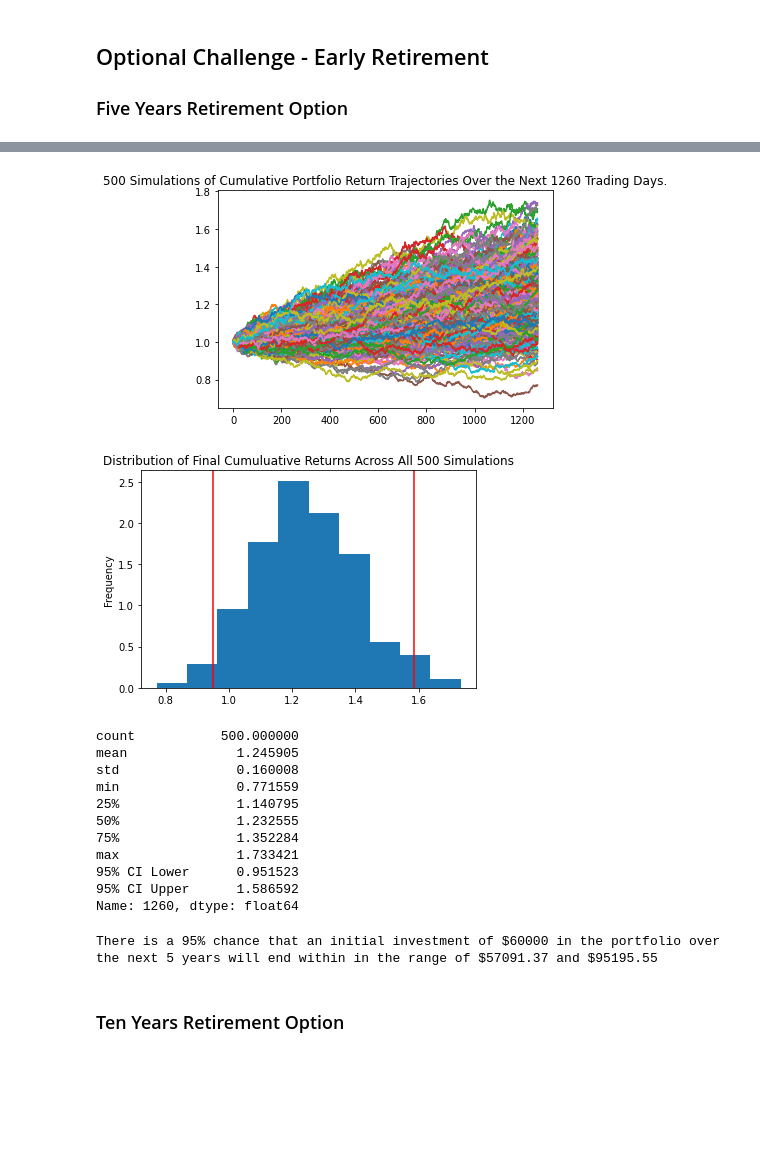
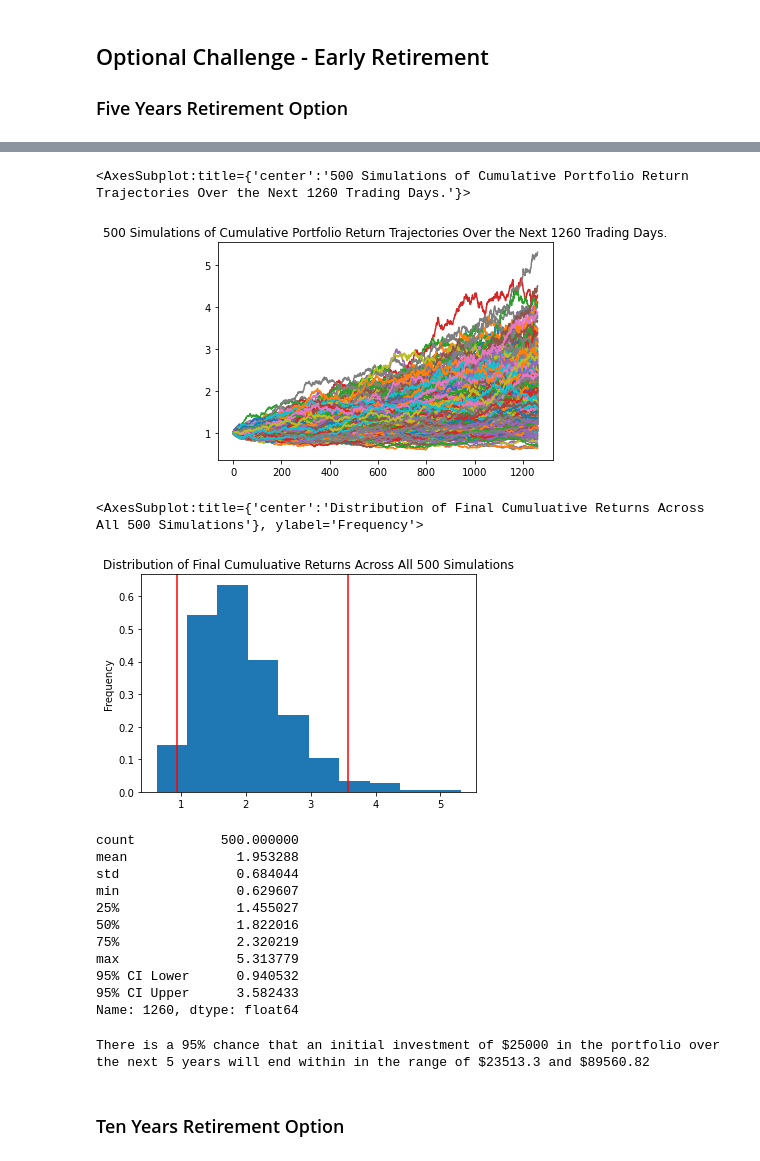
Before and after one commit to martsymarts/Unit-5-Homework, a Jupyter notebook: Unit 5 Homework/Unit 5 Homework.ipynb, the cells around one changed output, grey strips where cells are left out. Cells and saved outputs as stored; diff of their text form; code cells hidden in the pictures; blank space fills up the shorter version.

```diff
--- a/Unit 5 Homework/Unit 5 Homework.ipynb
+++ b/Unit 5 Homework/Unit 5 Homework.ipynb
@@ -143,5 +177,5 @@ Congratulations! You have enough money in your emergency fund.
 # %%
 # Set start and end dates of five years back from today.
 # Sample results may vary from the solution based on the time frame chosen
-start_date = pd.Timestamp('2016-05-01', tz='America/New_York').isoformat()
-end_date = pd.Timestamp('2021-05-01', tz='America/New_York').isoformat()
+start_date = pd.Timestamp('2016-06-14', tz='America/New_York').isoformat()
+end_date = pd.Timestamp('2021-06-14', tz='America/New_York').isoformat()
@@ -163,0 +182,29 @@ df_stock_data.head()
+# %%
+# Get 5 years' worth of historical data for SPY and AGG
+tickers = ["AGG", "SPY"]
+
+timeframe = "1D"
+
+df_stock_data_1 = api.get_barset(
+    tickers,
+    timeframe,
+    start=start_date,
+    end=end_date,
+    limit=1000
+).df
+
+next_start_date = pd.Timestamp('2016-04-17', tz='America/New_York').isoformat()
+next_end_date = pd.Timestamp('2017-04-25', tz='America/New_York').isoformat()
+
+df_stock_data_2 = api.get_barset(
+    tickers,
+    timeframe,
+    start=next_start_date,
+    end=next_end_date,
+    limit=1000
+).df
+
+df_stock_data = pd.concat([df_stock_data_2, df_stock_data_1])
+
+# Display sample data
+df_stock_data.head()
@@ -275,4 +340,12 @@ There is a 95% chance that an initial investment of $30000.0 in the portfolio ov
 
 
 ### Five Years Retirement Option
+# %%
+# Configuring a Monte Carlo simulation to forecast 5 years cumulative returns
+MC_stocks_5 = MCSimulation(
+    portfolio_data = df_stock_data,
+    weights = [0.2, 0.8],
+    num_simulation = 500,
+    num_trading_days = 252*5
+)
 # %%
@@ -315,43 +385,46 @@ Running Monte Carlo simulation number 490.
 # %%
 # Plot simulation outcomes
-# YOUR CODE HERE!
+MC_stocks_5.plot_simulation()
 # %% [output]
+<AxesSubplot:title={'center':'500 Simulations of Cumulative Portfolio Return Trajectories Over the Next 1260 Trading Days.'}>
-[figure, old version]
+[figure, new version]
 # %%
 # Plot probability distribution and confidence intervals
-# YOUR CODE HERE!
+MC_stocks_5.plot_distribution()
 # %% [output]
+<AxesSubplot:title={'center':'Distribution of Final Cumuluative Returns Across All 500 Simulations'}, ylabel='Frequency'>
-[figure, old version]
+[figure, new version]
 # %%
 # Fetch summary statistics from the Monte Carlo simulation results
-# YOUR CODE HERE!
+summary_5 = MC_stocks_5.summarize_cumulative_return()
 
 # Print summary statistics
-# YOUR CODE HERE!
+summary_5
 # %% [output]
 count           500.000000
-mean              1.245905
-std               0.160008
-min               0.771559
-25%               1.140795
-50%               1.232555
-75%               1.352284
-max               1.733421
-95% CI Lower      0.951523
-95% CI Upper      1.586592
+mean              1.953288
+std               0.684044
+min               0.629607
+25%               1.455027
+50%               1.822016
+75%               2.320219
+max               5.313779
+95% CI Lower      0.940532
+95% CI Upper      3.582433
 Name: 1260, dtype: float64
 # %%
 # Set initial investment
-# YOUR CODE HERE!
+initial_investment = 25000
 
 # Use the lower and upper `95%` confidence intervals to calculate the range of the possible outcomes of our $60,000
-# YOUR CODE HERE!
+ci_lower_five = round(summary_5[8]*initial_investment, 2)
+ci_upper_five = round(summary_5[9]*initial_investment, 2)
 
 # Print results
 print(f"There is a 95% chance that an initial investment of ${initial_investment} in the portfolio"
       f" over the next 5 years will end within in the range of"
       f" ${ci_lower_five} and ${ci_upper_five}")
 # %% [output]
-There is a 95% chance that an initial investment of $60000 in the portfolio over the next 5 years will end within in the range of $57091.37 and $95195.55
+There is a 95% chance that an initial investment of $25000 in the portfolio over the next 5 years will end within in the range of $23513.3 and $89560.82
 # %% [markdown]
 ### Ten Years Retirement Option
```
Also changed, not shown: parts of 33 cells of this notebook.
